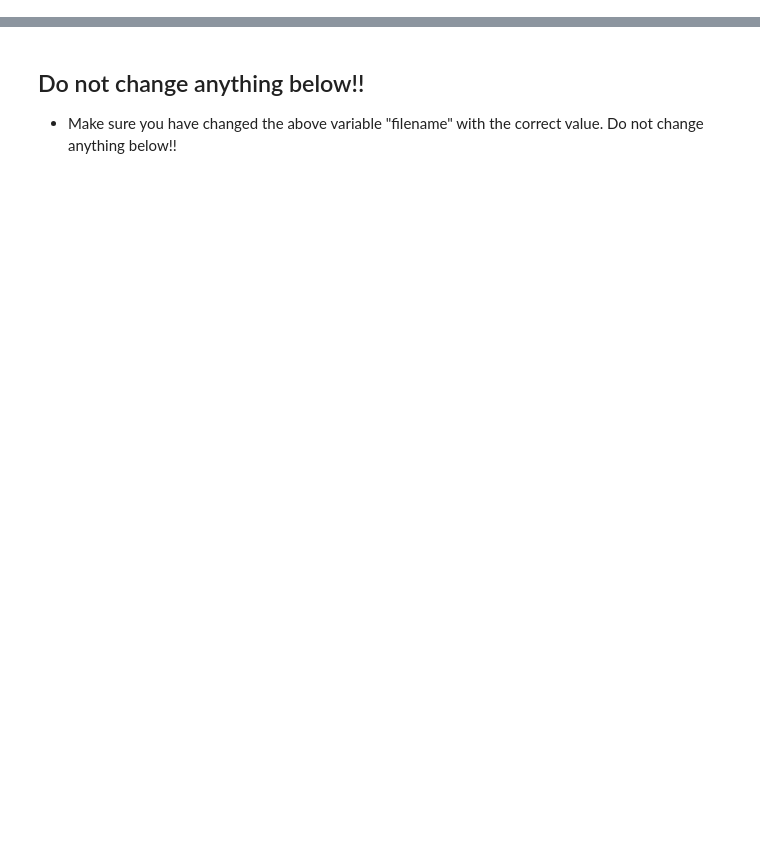
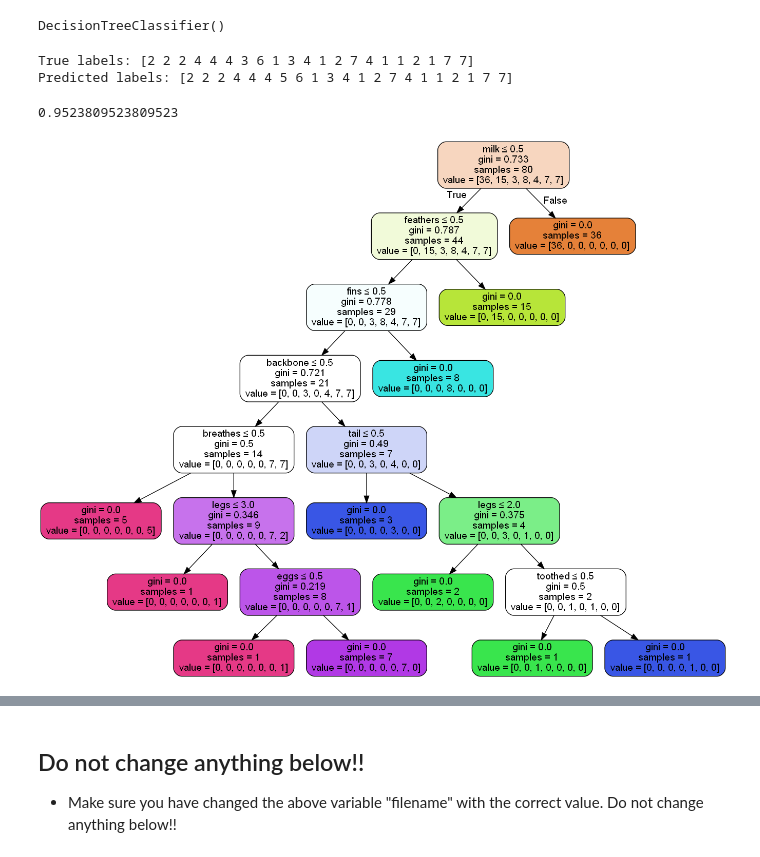
Before and after one commit to Amarnathpg123/Machine_Learning_KGP, a Jupyter notebook: LAB ASSIGN/group29_Amarnath_Reddy_DecisionTrees.ipynb, the cells around one changed output, grey strips where cells are left out. Cells and saved outputs as stored; diff of their text form; code cells hidden in the pictures; blank space fills up the shorter version.

```diff
--- a/LAB ASSIGN/group29_Amarnath_Reddy_DecisionTrees.ipynb
+++ b/LAB ASSIGN/group29_Amarnath_Reddy_DecisionTrees.ipynb
@@ -104,0 +15,5 @@ filename = "--Replace the Jupyter Notebook filename from Title here in the descr
+# %%
+#Import the dataset and define the feature as well as the target datasets / columns
+df = pd.read_csv("zoo.csv")
+df.head()
+#We drop the animal names since this is not a good feature to split the data on.
@@ -104,0 +27,2 @@ filename = "--Replace the Jupyter Notebook filename from Title here in the descr
+# %%
+df.drop(columns=["animal_name"], inplace=True)
@@ -104,0 +146,42 @@ filename = "--Replace the Jupyter Notebook filename from Title here in the descr
+# %%
+#Import Decision Tree Classifier from sklearn
+from sklearn.tree import DecisionTreeClassifier
+#Split the given data into 80 percent training data and 20 percent testing data
+X = df.iloc[:,:-1]
+y = df.iloc[:,-1]
+X_train, X_test, y_train, y_test = train_test_split(X, y, test_size=0.2, random_state=19)
+# %%
+#Fit the given data
+decision_tree = DecisionTreeClassifier()
+decision_tree.fit(X_train, y_train)
+# %% [output]
+DecisionTreeClassifier()
+# %%
+preds = decision_tree.predict(X_test)
+print("True labels:", y_test.values)
+print("Predicted labels:", preds)
+# %% [output]
+True labels: [2 2 2 4 4 4 3 6 1 3 4 1 2 7 4 1 1 2 1 7 7]
+Predicted labels: [2 2 2 4 4 4 5 6 1 3 4 1 2 7 4 1 1 2 1 7 7]
+# %%
+#Make a prediction on the test data and return the percentage of accuracy
+accuracy = sum([1 for i in range(len(y_test)) if y_test.values[i] == preds[i]])/len(y_test)
+ans[2] = accuracy
+accuracy
+# %% [output]
+0.9523809523809523
+# %%
+#Run this cell to visualize the decision tree
+from six import StringIO
+from IPython.display import Image
+from sklearn.tree import export_graphviz
+import pydotplus
+
+dot_data = StringIO()
+export_graphviz(decision_tree, out_file=dot_data, feature_names=feature_names,
+                filled=True, rounded=True,
+                special_characters=True)
+graph = pydotplus.graph_from_dot_data(dot_data.getvalue())
+Image(graph.create_png())
+# %% [output]
+[figure, added]
```
Also changed, not shown: parts of 37 cells of this notebook, 12 other files.
